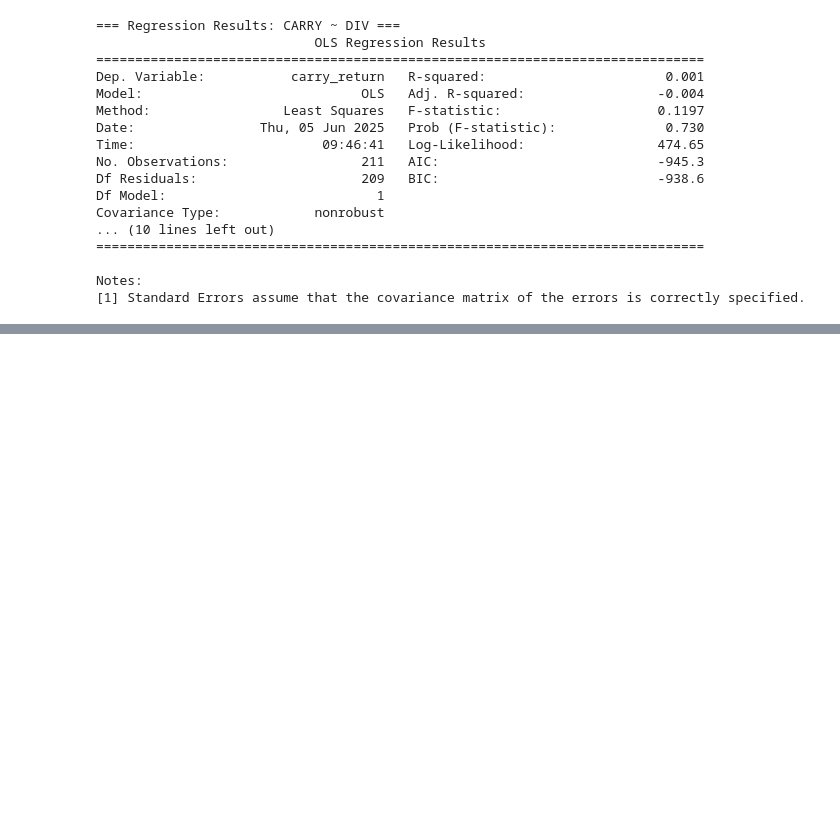
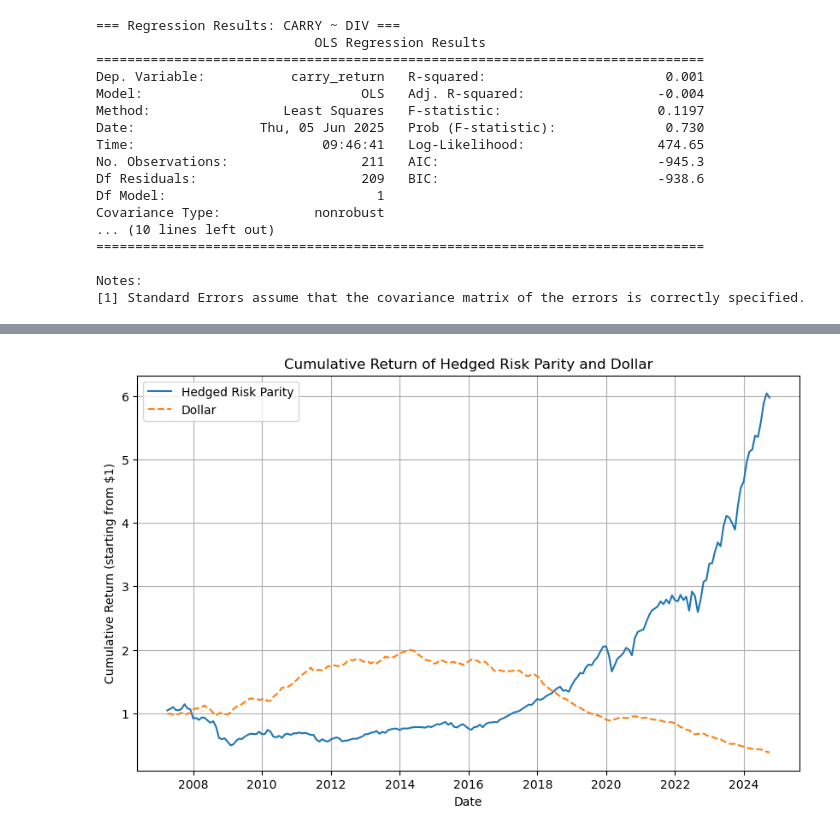
Before and after one commit to pherb127/Investments-Data, a Jupyter notebook: Investments.ipynb, the cells around one changed output, grey strips where cells are left out. Cells and saved outputs as stored; diff of their text form; code cells hidden in the pictures; blank space fills up the shorter version.

```diff
--- a/Investments.ipynb
+++ b/Investments.ipynb
@@ -1699,0 +1710,5 @@ Notes:
+# %%
+dollar = pd.DataFrame()
+dollar['date'] = excess_ret_currencies['date']
+dollar['return'] = excess_ret_currencies.drop(columns='date').sum(axis=1)/5
+dollar
@@ -1699,0 +1729,17 @@ Notes:
+# %%
+### Plots of dollar cumulative return vs DIV
+hedged_risk_parity['date'] = pd.to_datetime(hedged_risk_parity['date'])
+dollar['date'] = pd.to_datetime(dollar['date'])
+
+# Plotting the cumulative return of hedged risk parity and carry
+plt.figure(figsize=(10, 6))
+plt.plot(hedged_risk_parity.date, (1 + hedged_risk_parity['return']).cumprod().reset_index(drop=True), label='Hedged Risk Parity')
+plt.plot(dollar[dollar['date'] >= hedged_risk_parity['date'].min()].date, (1 + dollar[dollar['date'] >= hedged_risk_parity['date'].min()]['return']).cumprod().reset_index(drop=True), label='Dollar', linestyle='--')
+plt.xlabel('Date')
+plt.ylabel('Cumulative Return (starting from $1)')
+plt.title('Cumulative Return of Hedged Risk Parity and Dollar')
+plt.legend()
+plt.grid()
+plt.show()
+# %% [output]
+[figure, added]
```
Also changed, not shown: parts of 5 cells of this notebook.
